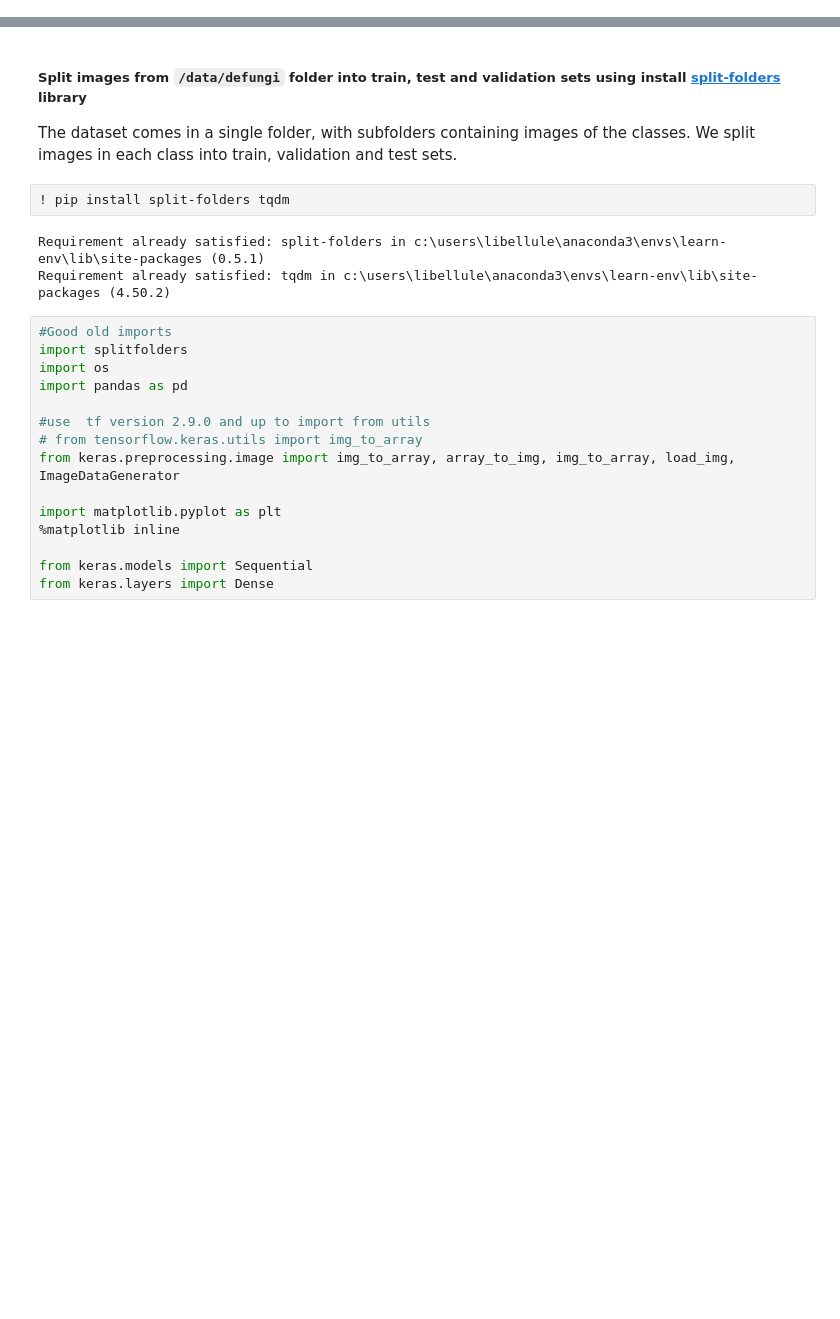
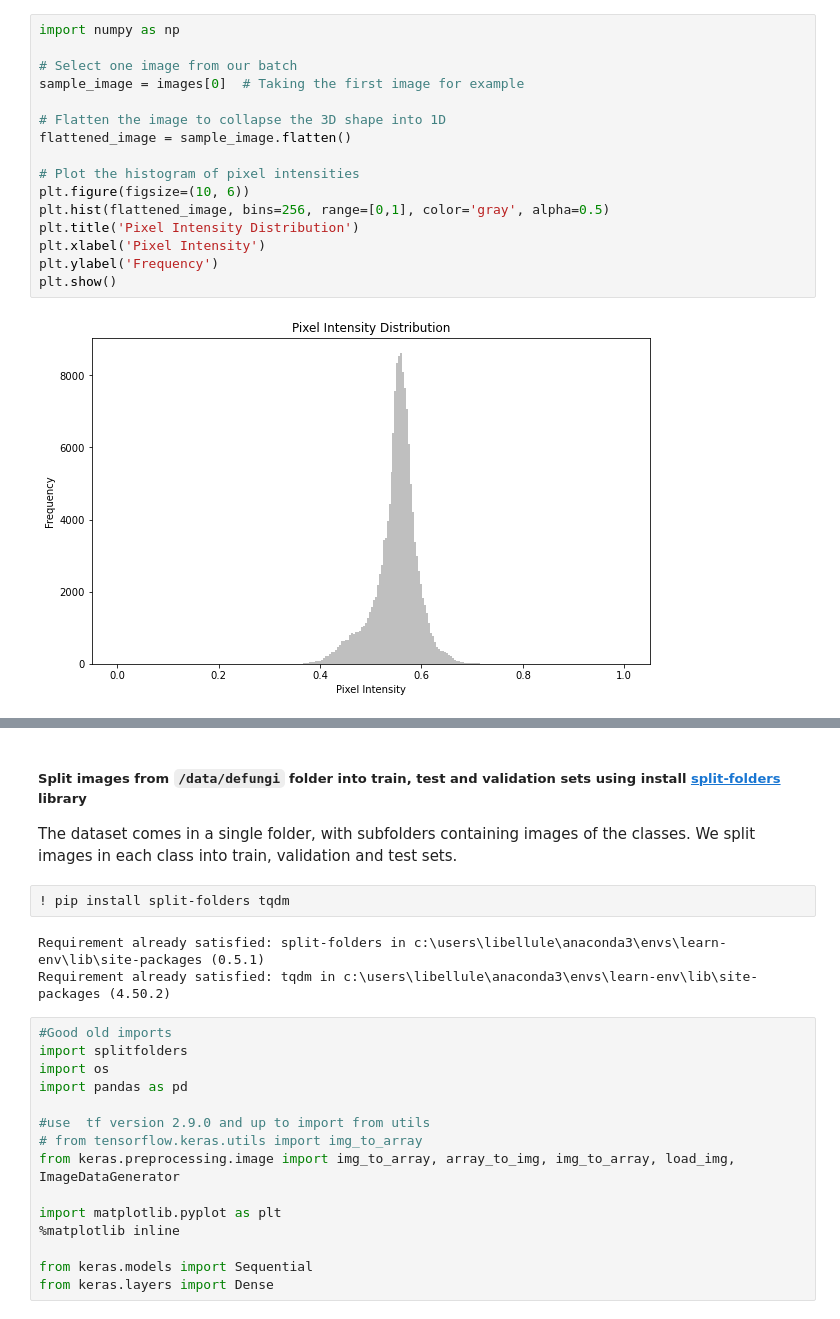
Before and after one commit to alexmuturi/DeFungi-Image-Classification-using-Deep-Learning, a Jupyter notebook: index.ipynb, the cells around one changed output, grey strips where cells are left out. Cells and saved outputs as stored; diff of their text form; blank space fills up the shorter version.

```diff
--- a/index.ipynb
+++ b/index.ipynb
@@ -0,0 +277,18 @@
+# %%
+import numpy as np
+
+# Select one image from our batch
+sample_image = images[0]  # Taking the first image for example
+
+# Flatten the image to collapse the 3D shape into 1D
+flattened_image = sample_image.flatten()
+
+# Plot the histogram of pixel intensities
+plt.figure(figsize=(10, 6))
+plt.hist(flattened_image, bins=256, range=[0,1], color='gray', alpha=0.5)
+plt.title('Pixel Intensity Distribution')
+plt.xlabel('Pixel Intensity')
+plt.ylabel('Frequency')
+plt.show()
+# %% [output]
+[figure, added]
```
Also changed, not shown: parts of 34 cells of this notebook.
